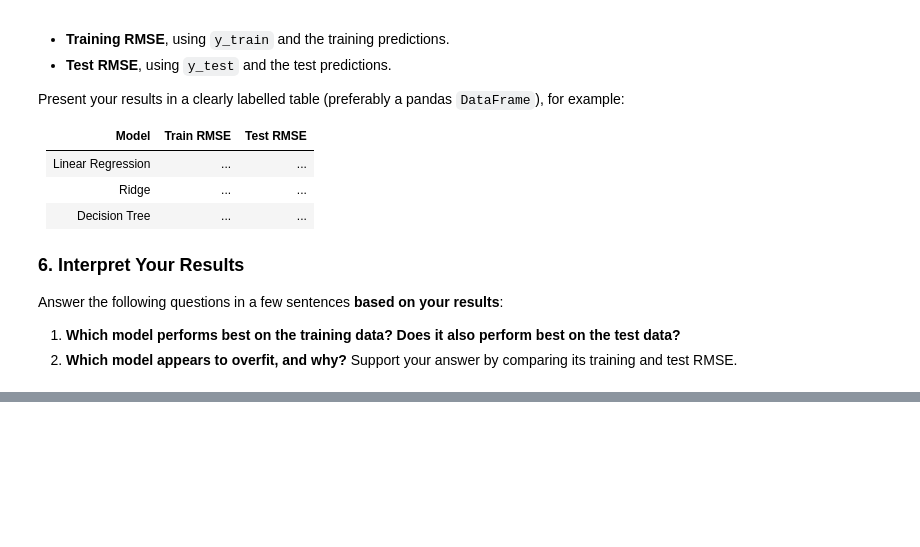
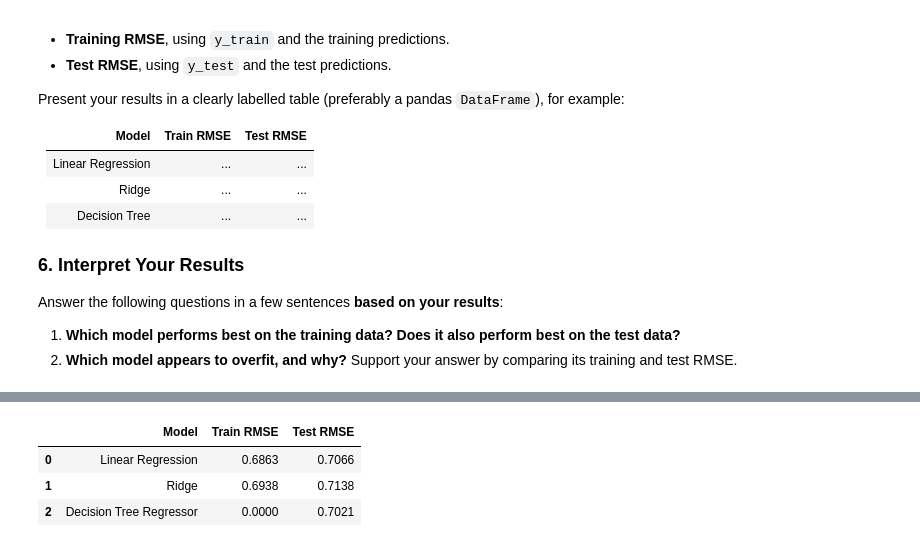
Before and after one commit to matejprazan/python-for-data-science, a Jupyter notebook: assignment5.ipynb, the cells around one changed output, grey strips where cells are left out. Saved outputs shown, nothing was run; the diff lists cells and outputs as text; code cells hidden in the pictures; blank space fills up the shorter version.

```diff
--- a/assignment5.ipynb
+++ b/assignment5.ipynb
@@ -607,0 +727,33 @@ Answer the following questions in a few sentences **based on your results**:
+# %%
+# 5. Evaluate and Compare the Models
+
+from sklearn.metrics import mean_squared_error
+
+y_pred_linear_train = linear_model.predict(X_train)
+y_pred_ridge_train = ridge_model.predict(X_train)
+y_pred_tree_train = decisiontree_model.predict(X_train)
+
+y_pred_linear_test = linear_model.predict(X_test)
+y_pred_ridge_test = ridge_model.predict(X_test)
+y_pred_tree_test = decisiontree_model.predict(X_test)
+
+rmse_linear_train = np.sqrt(mean_squared_error(y_pred_linear_train, y_train))
+rmse_ridge_train = np.sqrt(mean_squared_error(y_pred_ridge_train, y_train))
+rmse_tree_train = np.sqrt(mean_squared_error(y_pred_tree_train, y_train))
+rmse_linear_test = np.sqrt(mean_squared_error(y_pred_linear_test, y_test))
+rmse_ridge_test = np.sqrt(mean_squared_error(y_pred_ridge_test, y_test))
+rmse_tree_test = np.sqrt(mean_squared_error(y_pred_tree_test, y_test))
+
+
+results = pd.DataFrame({
+    "Model": ["Linear Regression", "Ridge", "Decision Tree Regressor"],
+    "Train RMSE": [rmse_linear_train, rmse_ridge_train, rmse_tree_train],
+    "Test RMSE": [rmse_linear_test, rmse_ridge_test, rmse_tree_test],
+})
+
+display(results.round(4))
+# %% [output]
+|  | Model | Train RMSE | Test RMSE |
+| 0 | Linear Regression | 0.6863 | 0.7066 |
+| 1 | Ridge | 0.6938 | 0.7138 |
+| 2 | Decision Tree Regressor | 0.0000 | 0.7021 |
```
Also changed, not shown: parts of 8 cells of this notebook.
